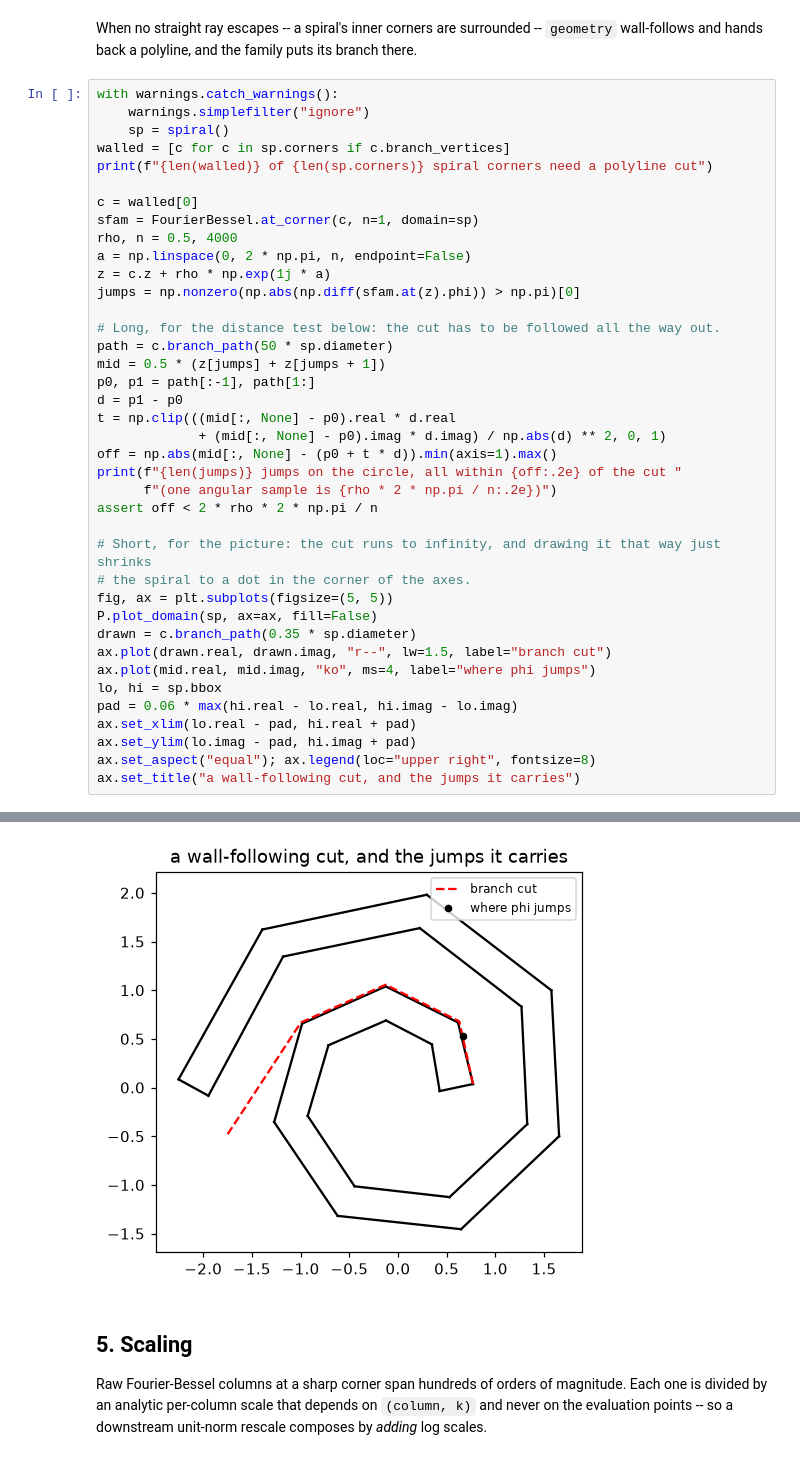
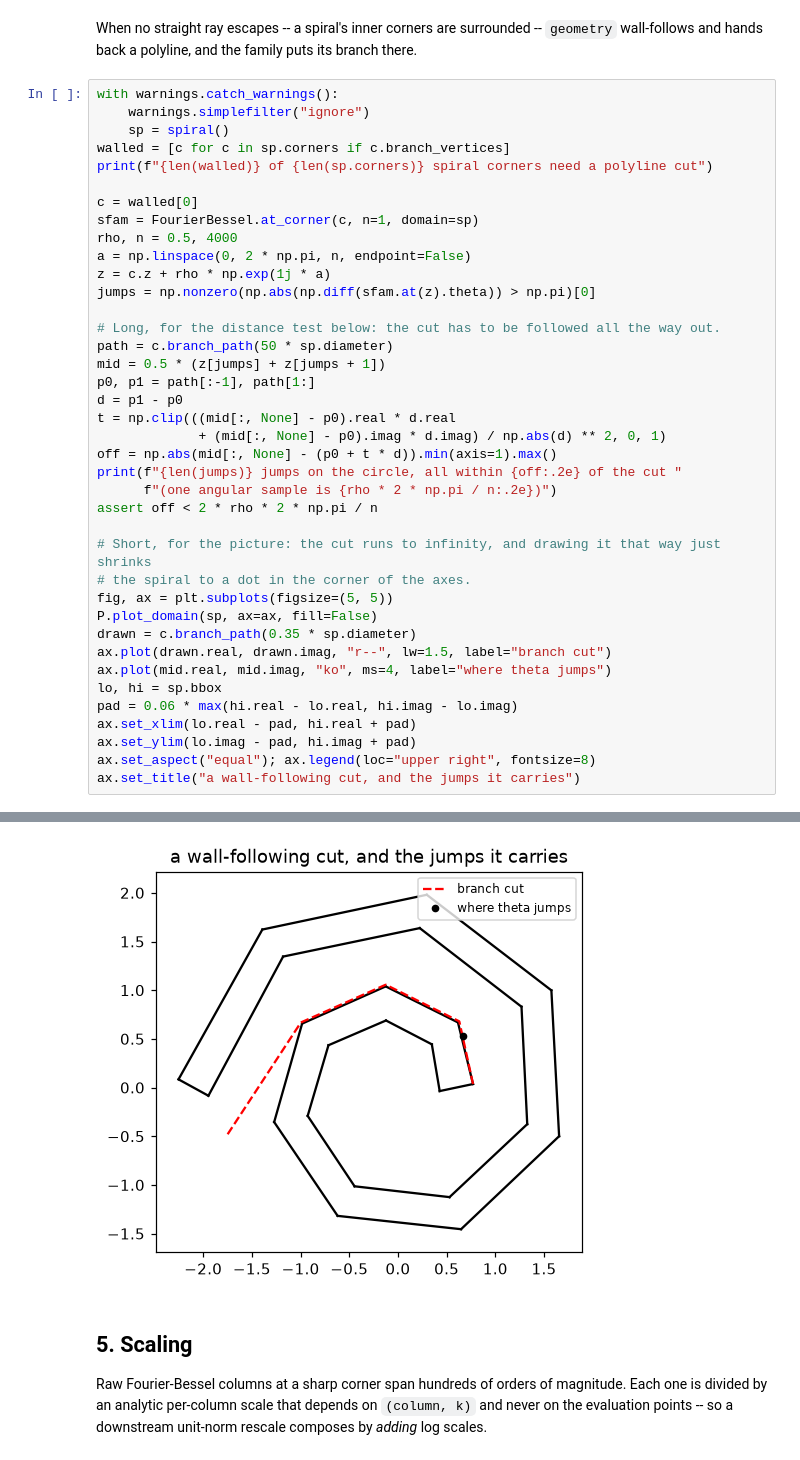
Before and after one commit to hjrrockies/chladni, a Jupyter notebook: examples/helmholtz_tour.ipynb, the cells around one changed output, grey strips where cells are left out. Cells and saved outputs as stored; diff of their text form.

```diff
--- a/examples/helmholtz_tour.ipynb
+++ b/examples/helmholtz_tour.ipynb
@@ -193,38 +193,38 @@ sfam = FourierBessel.at_corner(c, n=1, domain=sp)
 rho, n = 0.5, 4000
 a = np.linspace(0, 2 * np.pi, n, endpoint=False)
 z = c.z + rho * np.exp(1j * a)
-jumps = np.nonzero(np.abs(np.diff(sfam.at(z).phi)) > np.pi)[0]
+jumps = np.nonzero(np.abs(np.diff(sfam.at(z).theta)) > np.pi)[0]
 
 # Long, for the distance test below: the cut has to be followed all the way out.
 path = c.branch_path(50 * sp.diameter)
 mid = 0.5 * (z[jumps] + z[jumps + 1])
 p0, p1 = path[:-1], path[1:]
 d = p1 - p0
 t = np.clip(((mid[:, None] - p0).real * d.real
              + (mid[:, None] - p0).imag * d.imag) / np.abs(d) ** 2, 0, 1)
 off = np.abs(mid[:, None] - (p0 + t * d)).min(axis=1).max()
 print(f"{len(jumps)} jumps on the circle, all within {off:.2e} of the cut "
       f"(one angular sample is {rho * 2 * np.pi / n:.2e})")
 assert off < 2 * rho * 2 * np.pi / n
 
 # Short, for the picture: the cut runs to infinity, and drawing it that way just shrinks
 # the spiral to a dot in the corner of the axes.
 fig, ax = plt.subplots(figsize=(5, 5))
 P.plot_domain(sp, ax=ax, fill=False)
 drawn = c.branch_path(0.35 * sp.diameter)
 ax.plot(drawn.real, drawn.imag, "r--", lw=1.5, label="branch cut")
-ax.plot(mid.real, mid.imag, "ko", ms=4, label="where phi jumps")
+ax.plot(mid.real, mid.imag, "ko", ms=4, label="where theta jumps")
 lo, hi = sp.bbox
 pad = 0.06 * max(hi.real - lo.real, hi.imag - lo.imag)
 ax.set_xlim(lo.real - pad, hi.real + pad)
 ax.set_ylim(lo.imag - pad, hi.imag + pad)
 ax.set_aspect("equal"); ax.legend(loc="upper right", fontsize=8)
 ax.set_title("a wall-following cut, and the jumps it carries")
 # %% [output]
 12 of 24 spiral corners need a polyline cut
 1 jumps on the circle, all within 1.75e-06 of the cut (one angular sample is 7.85e-04)
 Text(0.5, 1.0, 'a wall-following cut, and the jumps it carries')
-[figure, old version]
+[figure, new version]
 # %% [markdown]
 ## 5. Scaling
 
```
Also changed, not shown: parts of 5 cells of this notebook, 19 other files.
